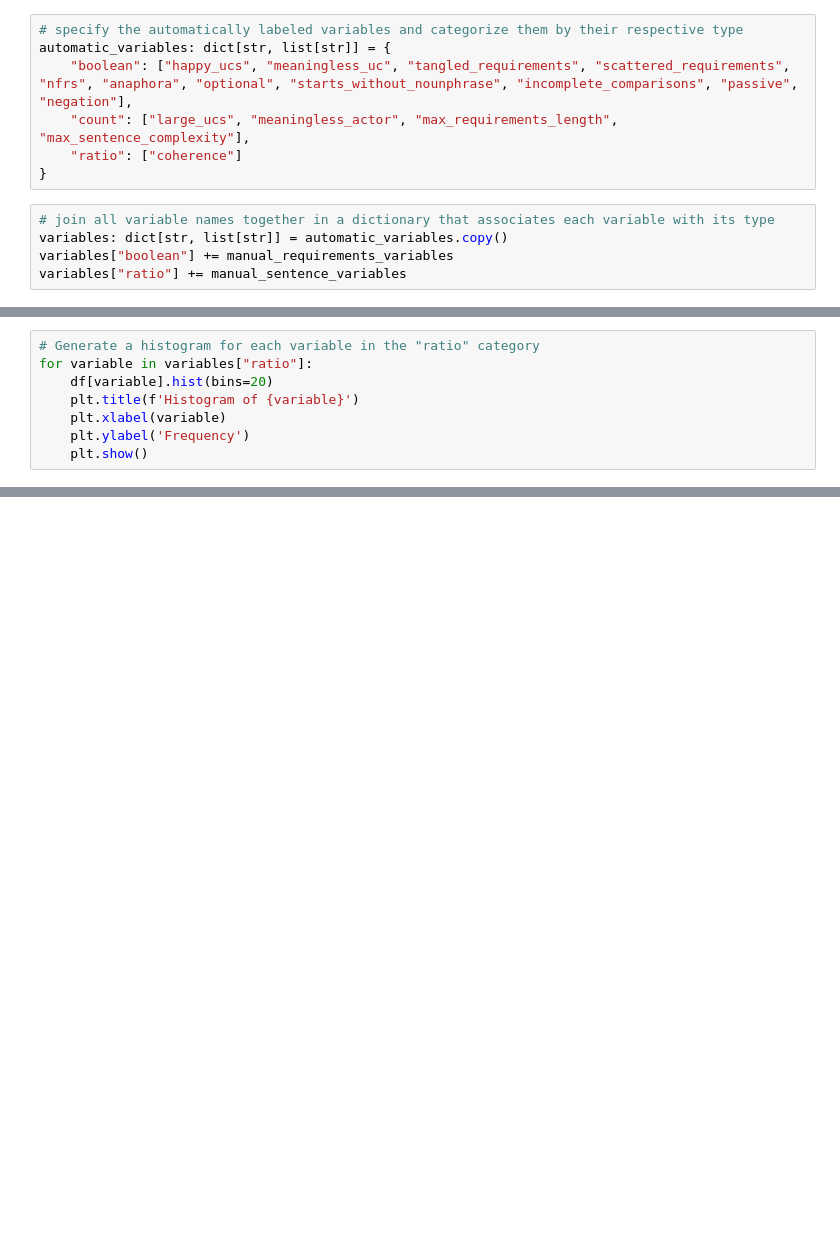
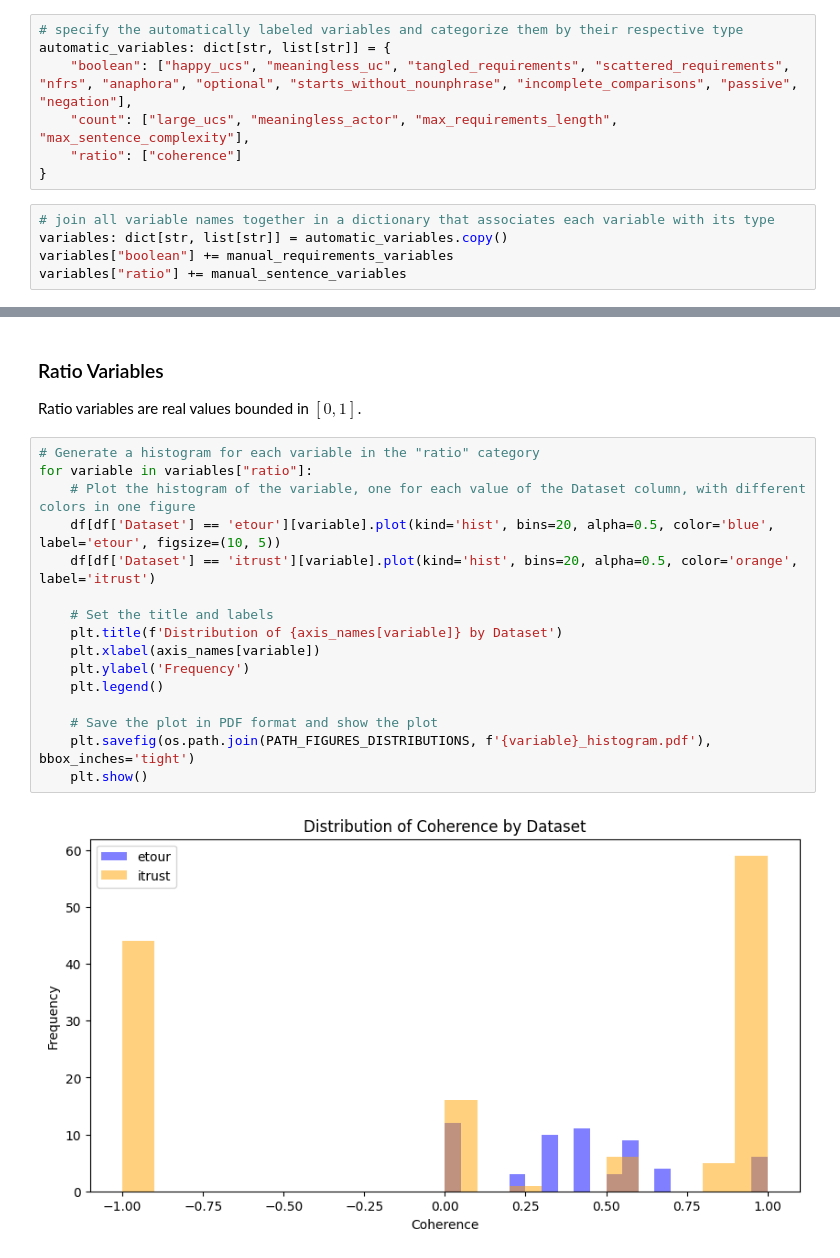
Before and after one commit to JulianFrattini/rq4tlr, a Jupyter notebook: src/vizualization.ipynb, the cells around one changed output, grey strips where cells are left out. Cells and saved outputs as stored; diff of their text form; blank space fills up the shorter version.

```diff
--- a/src/vizualization.ipynb
+++ b/src/vizualization.ipynb
@@ -126,8 +188,0 @@ plt.show()
-# %%
-# Generate a histogram for each variable in the "ratio" category
-for variable in variables["ratio"]:
-    df[variable].hist(bins=20)
-    plt.title(f'Histogram of {variable}')
-    plt.xlabel(variable)
-    plt.ylabel('Frequency')
-    plt.show()
@@ -140,0 +189,22 @@ for variable in variables["ratio"]:
+# %% [markdown]
+### Ratio Variables
+
+Ratio variables are real values bounded in $[0, 1]$.
+# %%
+# Generate a histogram for each variable in the "ratio" category
+for variable in variables["ratio"]:
+    # Plot the histogram of the variable, one for each value of the Dataset column, with different colors in one figure
+    df[df['Dataset'] == 'etour'][variable].plot(kind='hist', bins=20, alpha=0.5, color='blue', label='etour', figsize=(10, 5))
+    df[df['Dataset'] == 'itrust'][variable].plot(kind='hist', bins=20, alpha=0.5, color='orange', label='itrust')
+
+    # Set the title and labels
+    plt.title(f'Distribution of {axis_names[variable]} by Dataset')
+    plt.xlabel(axis_names[variable])
+    plt.ylabel('Frequency')
+    plt.legend()
+
+    # Save the plot in PDF format and show the plot
+    plt.savefig(os.path.join(PATH_FIGURES_DISTRIBUTIONS, f'{variable}_histogram.pdf'), bbox_inches='tight')
+    plt.show()
+# %% [output]
+[figure, added]
```
Also changed, not shown: parts of 11 cells of this notebook, 13 other files.
